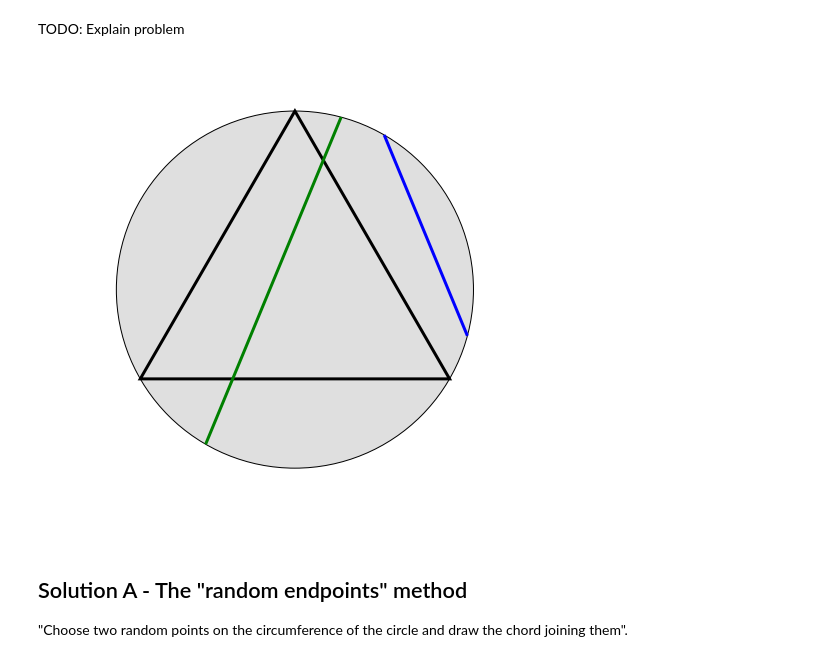
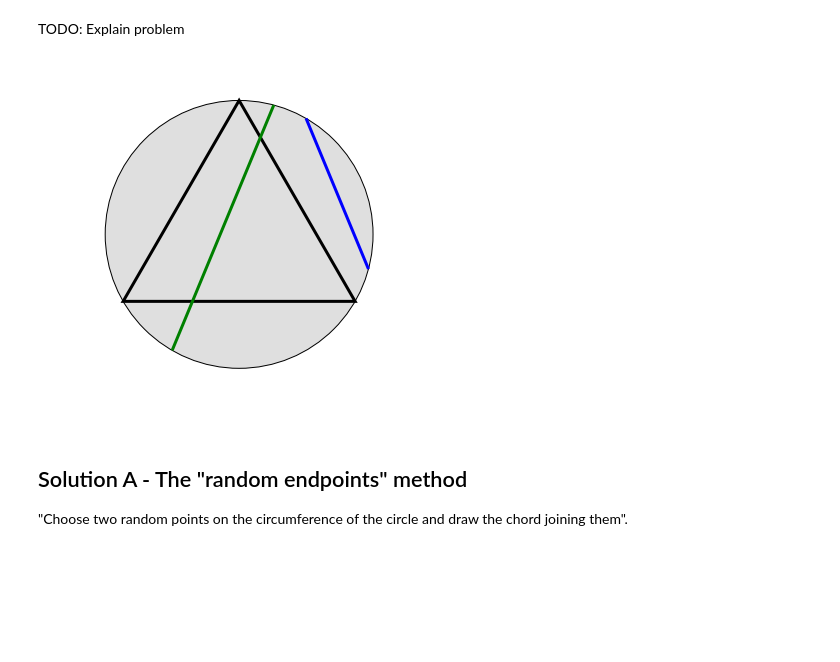
Before and after one commit to mmathioudakis/probability_playground, a Jupyter notebook: probability_playground.ipynb, the cells around one changed output. Drawn from its saved outputs; the diff is of its cells as text; code cells hidden in the pictures; blank space fills up the shorter version.

```diff
--- a/probability_playground.ipynb
+++ b/probability_playground.ipynb
@@ -203,32 +203,32 @@ TODO: Explain problem
 R = 1. # radius of circle
 # %%
 # example plot
-fig = plt.figure(figsize=(8,8))
+fig = plt.figure(figsize=(6,6))
 ax = fig.add_subplot(1,1,1)
 ax.set(xlim = (-1.25, 1.25), ylim = (-1.25, 1.25))
 
 # circle
 circle = patches.Circle((0,0), radius = R, fc = (0.75, 0.75, 0.75, 0.5))
 _tmp = ax.add_patch(circle)
 
 # equilateral triangle inscribed to circle
 triangle = patches.RegularPolygon((0,0), 3, 1, lw = 3, fill = False)
 _tmp = ax.add_patch(triangle)
 
 # example of chord that is shorter than triangle's side
 chord_1 = patches.PathPatch(patches.Path([[np.cos(np.pi/3), np.sin(np.pi/3)], [np.cos(-np.pi/12), np.sin(-np.pi/12)]],
                       [patches.Path.MOVETO, patches.Path.LINETO]), edgecolor = "blue", lw = 3, fill = False)
 _tmp = ax.add_patch(chord_1)
 
 # example of chord that is longer than triangle's side
 chord_2 = patches.PathPatch(patches.Path([[np.cos(5*np.pi/12), np.sin(7*np.pi/12)],
                                           [np.cos(-2*np.pi/3), np.sin(-2*np.pi/3)]],
                                           [patches.Path.MOVETO, patches.Path.LINETO]),
                                             edgecolor = "green", lw = 3, fill = False)
 _tmp = ax.add_patch(chord_2)
 _tmp = ax.axis('off')
 # %% [output]
-[figure, old version]
+[figure, new version]
 # %%
 def l2dist(array_a, array_b):
     assert(len(array_a) == len(array_b))
```
Also changed, not shown: parts of 7 cells of this notebook.
